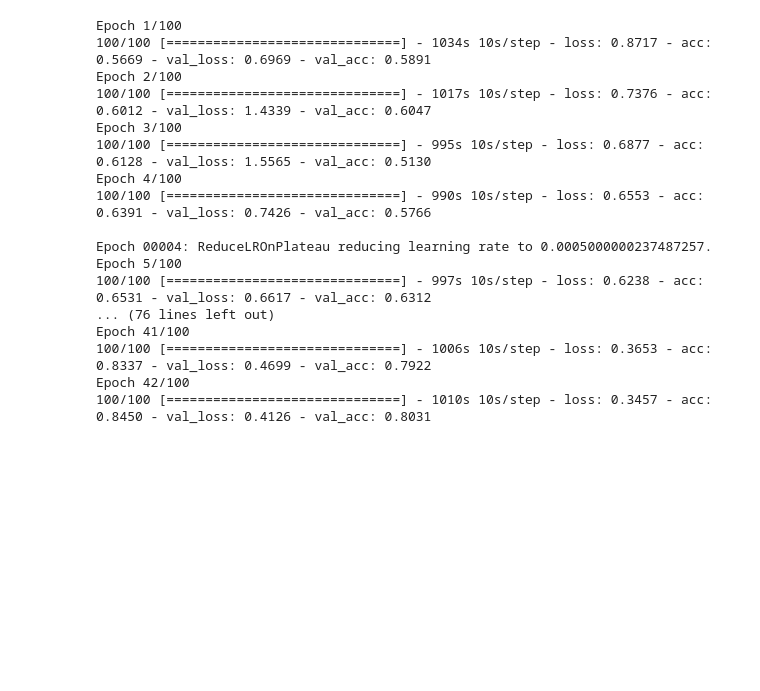
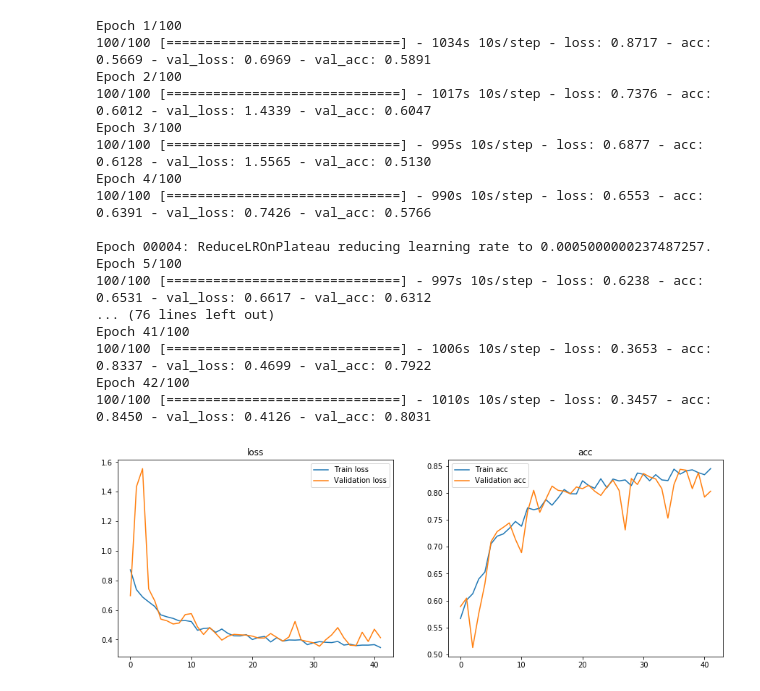
Before and after one commit to Booandlean/cat_or_dog, a Jupyter notebook: Notebooks/Modeling.ipynb, the cells around one changed output. Saved outputs shown, nothing was run; the diff lists cells and outputs as text; code cells hidden in the pictures; blank space fills up the shorter version.

```diff
--- a/Notebooks/Modeling.ipynb
+++ b/Notebooks/Modeling.ipynb
@@ -287,3 +287,7 @@ Epoch 41/100
 100/100 [==============================] - 1006s 10s/step - loss: 0.3653 - acc: 0.8337 - val_loss: 0.4699 - val_acc: 0.7922
 Epoch 42/100
 100/100 [==============================] - 1010s 10s/step - loss: 0.3457 - acc: 0.8450 - val_loss: 0.4126 - val_acc: 0.8031
+# %%
+vis_history(history_beta)
+# %% [output]
+[figure, added]
```
Also changed, not shown: parts of 2 cells of this notebook, 1 other file.
